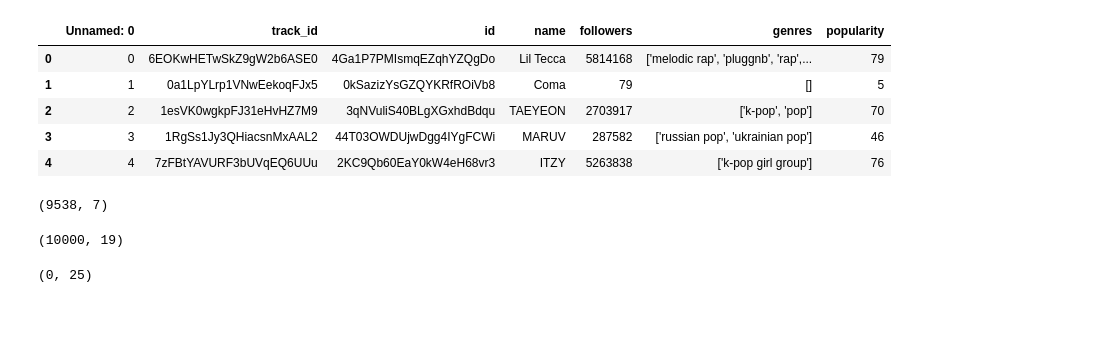
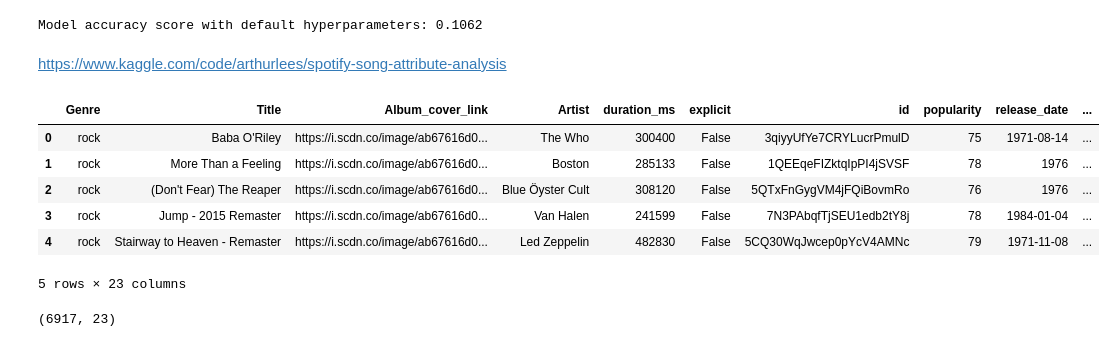
Before and after one commit to Hanyu0118/IS3107_letsgo, a Jupyter notebook: Model/genre.ipynb, the cells around one changed output. Cells and saved outputs as stored; diff of their text form; code cells hidden in the pictures; blank space fills up the shorter version.

Commit message:
genre

```diff
--- a/Model/genre.ipynb
+++ b/Model/genre.ipynb
@@ -44,23 +153,41 @@ audio_feature.head()
+# %%
+cols = new_X_train.columns
+
+from sklearn.preprocessing import StandardScaler
+scaler = StandardScaler()
+new_X_train_st = scaler.fit_transform(new_X_train)
+new_X_test_st = scaler.transform(new_X_test)
+
+new_X_train_st = pd.DataFrame(new_X_train_st, columns=[cols])
+new_X_test_st = pd.DataFrame(new_X_test_st, columns=[cols])
+
+from sklearn.svm import SVC
+from sklearn.metrics import accuracy_score
+svc=SVC()
+svc.fit(new_X_train_st,new_y_train)
+new_y_pred=svc.predict(new_X_test_st)
+print('Model accuracy score with default hyperparameters: {0:0.4f}'. format(accuracy_score(new_y_test, new_y_pred)))
+# %% [output]
+Model accuracy score with default hyperparameters: 0.1062
+# %% [markdown]
+https://www.kaggle.com/code/arthurlees/spotify-song-attribute-analysis
 # %%
-tracks = pd.read_csv("artist2019.csv")
+tracks = pd.read_excel("spotify_genre_final.xlsx")
 tracks.head()
 # %% [output]
-|  | Unnamed: 0 | track_id | id | name | followers | genres | popularity |
-| 0 | 0 | 6EOKwHETwSkZ9gW2b6ASE0 | 4Ga1P7PMIsmqEZqhYZQgDo | Lil Tecca | 5814168 | ['melodic rap', 'pluggnb', 'rap',... | 79 |
-| 1 | 1 | 0a1LpYLrp1VNwEekoqFJx5 | 0kSazizYsGZQYKRfROiVb8 | Coma | 79 | [] | 5 |
-| 2 | 2 | 1esVK0wgkpFJ31eHvHZ7M9 | 3qNVuliS40BLgXGxhdBdqu | TAEYEON | 2703917 | ['k-pop', 'pop'] | 70 |
-| 3 | 3 | 1RgSs1Jy3QHiacsnMxAAL2 | 44T03OWDUjwDgg4IYgFCWi | MARUV | 287582 | ['russian pop', 'ukrainian pop'] | 46 |
-| 4 | 4 | 7zFBtYAVURF3bUVqEQ6UUu | 2KC9Qb60EaY0kW4eH68vr3 | ITZY | 5263838 | ['k-pop girl group'] | 76 |
+|  | Genre | Title | Album_cover_link | Artist | duration_ms | explicit | id | popularity | release_date | ... |
+| 0 | rock | Baba O'Riley | https://i.scdn.co/image/ab67616d0... | The Who | 300400 | False | 3qiyyUfYe7CRYLucrPmulD | 75 | 1971-08-14 | ... |
+| 1 | rock | More Than a Feeling | https://i.scdn.co/image/ab67616d0... | Boston | 285133 | False | 1QEEqeFIZktqIpPI4jSVSF | 78 | 1976 | ... |
+| 2 | rock | (Don't Fear) The Reaper | https://i.scdn.co/image/ab67616d0... | Blue Öyster Cult | 308120 | False | 5QTxFnGygVM4jFQiBovmRo | 76 | 1976 | ... |
+| 3 | rock | Jump - 2015 Remaster | https://i.scdn.co/image/ab67616d0... | Van Halen | 241599 | False | 7N3PAbqfTjSEU1edb2tY8j | 78 | 1984-01-04 | ... |
+| 4 | rock | Stairway to Heaven - Remaster | https://i.scdn.co/image/ab67616d0... | Led Zeppelin | 482830 | False | 5CQ30WqJwcep0pYcV4AMNc | 79 | 1971-11-08 | ... |
+5 rows × 23 columns
 # %%
 tracks.shape
 # %% [output]
-(9538, 7)
+(6917, 23)
 # %%
-audio_feature.shape
+# audio_feature.shape
-# %% [output]
-(10000, 19)
 # %%
-df = pd.merge(tracks, audio_feature, on="id", how="inner")
-df.shape
+# df = pd.merge(tracks, audio_feature, on="id", how="inner")
+# df.shape
-# %% [output]
-(0, 25)
```
Also changed, not shown: parts of 26 cells of this notebook, 2 other files.
